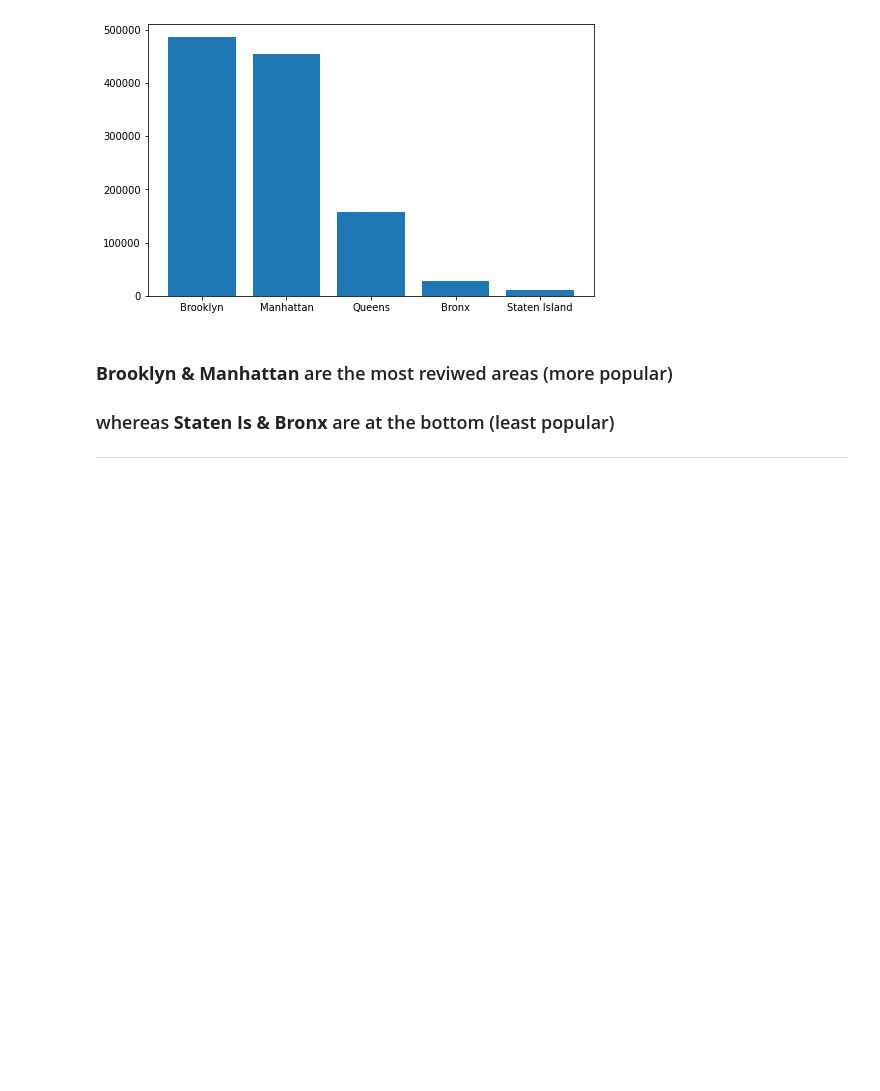
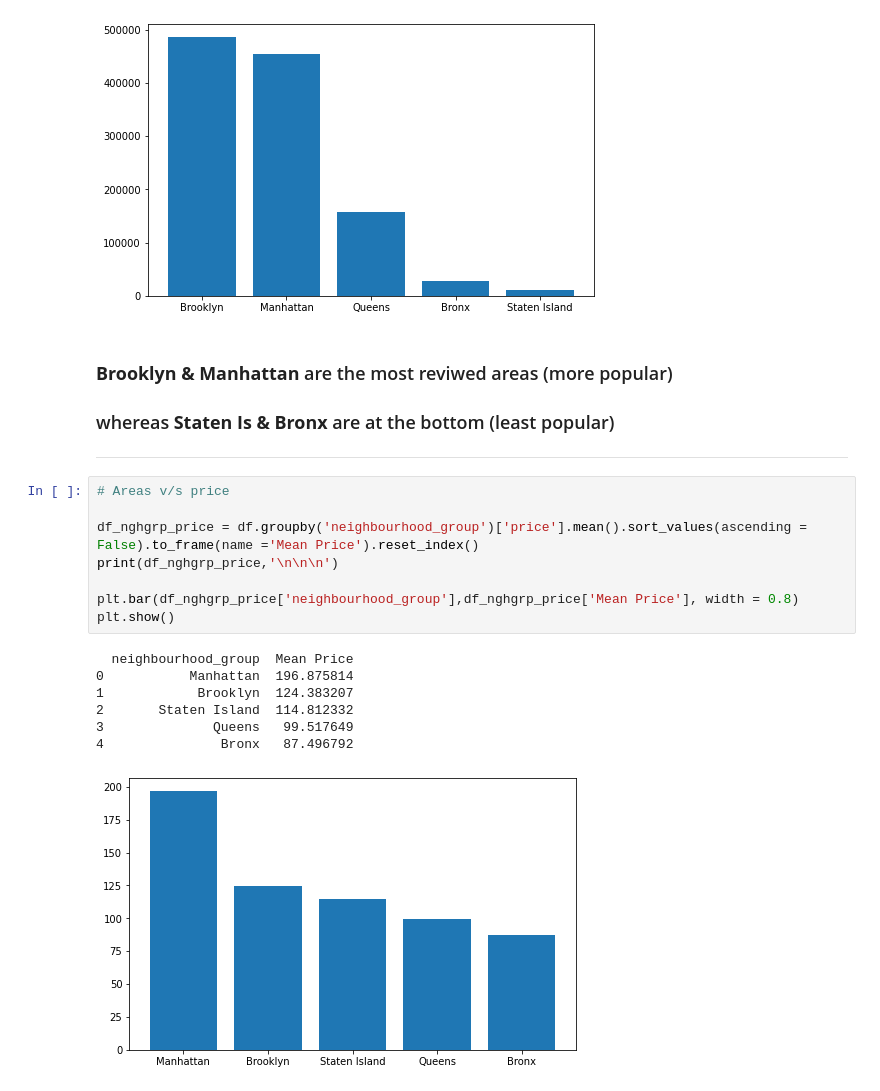
Before and after one commit to mohd-sahil/Airbnb-Bookings-Analysis-EDA, a Jupyter notebook: Airbnb_Bookings_Analysis_Capstone_Project.ipynb, the cells around one changed output. Saved outputs shown, nothing was run; the diff lists cells and outputs as text; blank space fills up the shorter version.

Commit message:
Areas v/s Price

```diff
--- a/Airbnb_Bookings_Analysis_Capstone_Project.ipynb
+++ b/Airbnb_Bookings_Analysis_Capstone_Project.ipynb
@@ -187,3 +187,19 @@ plt.show()
 ### **Brooklyn & Manhattan** are the most reviwed areas (more popular)
 ### whereas **Staten Is & Bronx** are at the bottom (least popular)
 ---
+# %%
+# Areas v/s price
+
+df_nghgrp_price = df.groupby('neighbourhood_group')['price'].mean().sort_values(ascending = False).to_frame(name ='Mean Price').reset_index()
+print(df_nghgrp_price,'\n\n\n')
+
+plt.bar(df_nghgrp_price['neighbourhood_group'],df_nghgrp_price['Mean Price'], width = 0.8)
+plt.show()
+# %% [output]
+  neighbourhood_group  Mean Price
+0           Manhattan  196.875814
+1            Brooklyn  124.383207
+2       Staten Island  114.812332
+3              Queens   99.517649
+4               Bronx   87.496792
+[figure, added]
```
Also changed, not shown: parts of 1 cell of this notebook.
